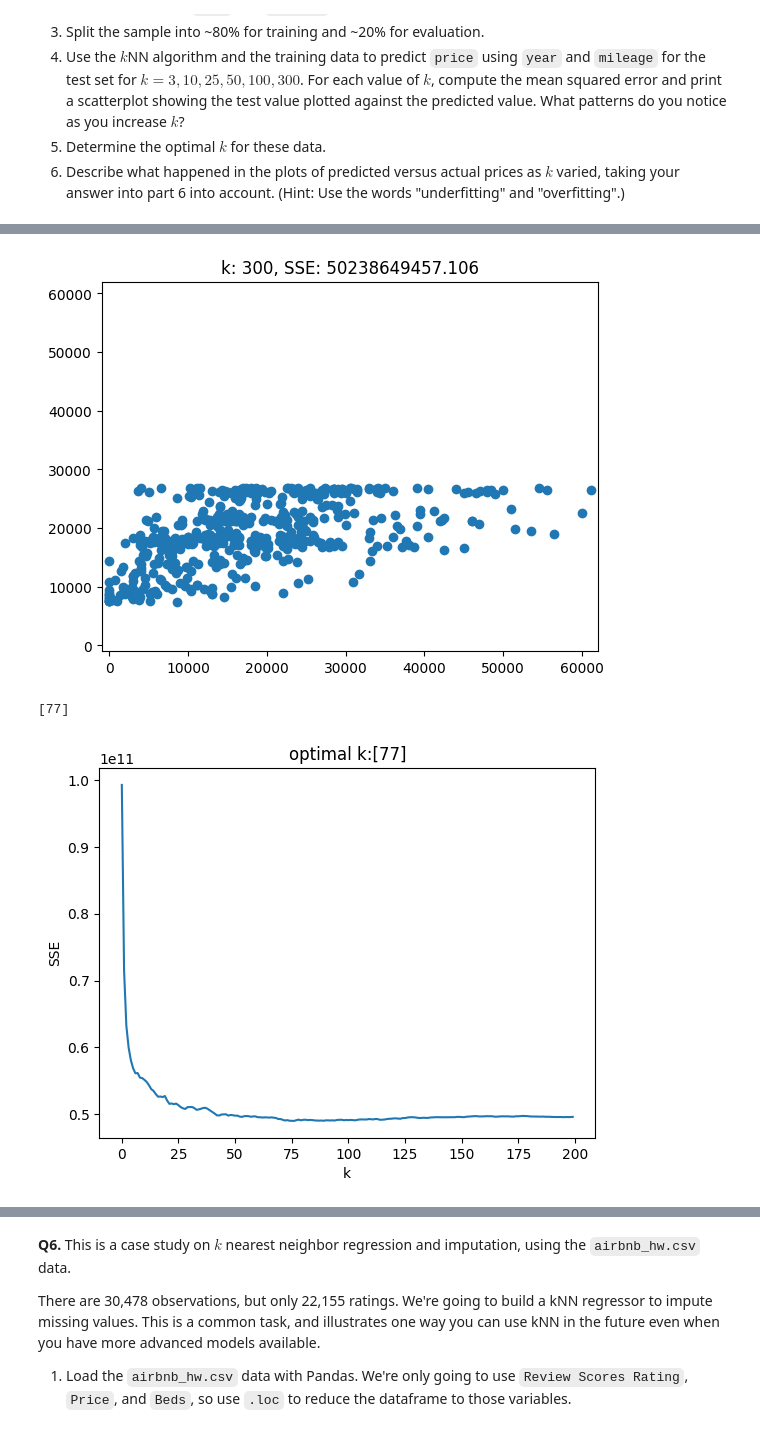
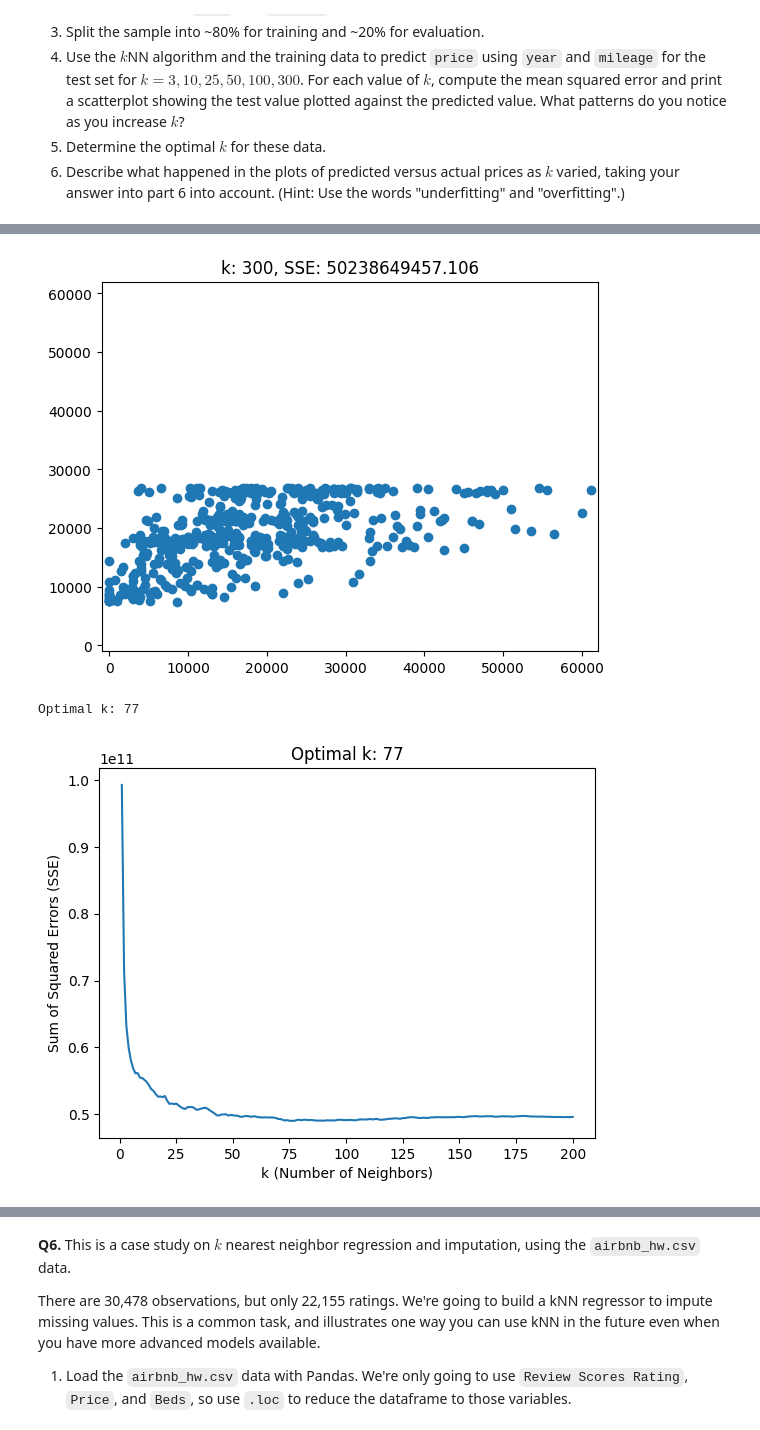
Before and after one commit to chetubarot/knn, a Jupyter notebook: barot_assignment_knn.ipynb, the cells around one changed output, grey strips where cells are left out. Drawn from its saved outputs; the diff is of its cells as text; code cells hidden in the pictures.

```diff
--- a/barot_assignment_knn.ipynb
+++ b/barot_assignment_knn.ipynb
@@ -38,69 +48,74 @@ The target variable `y` is `price` and the features are `year` and `mileage`.
 import numpy as np
 import pandas as pd
 
-df = pd.read_csv('./data/USA_cars_datasets.csv')
-df = df.loc[:,['price','year','mileage'] ]
-print(df.shape)
-print(df.describe())
+df = pd.read_csv('/content/knn/data/USA_cars_datasets.csv')
+df = df[['price', 'year', 'mileage']]
+
+print(f"DataFrame shape: {df.shape}")
+print("Summary statistics:\n", df.describe())
 df.head()
+
 #> There are no `nan`s, since there are 2499 observations of each variable, and 2499 rows in the dataset.
 
 #2. Maxmin normalize `year` and `mileage`.
 
-def maxmin(x):
-    u = (x-min(x))/(max(x)-min(x))
-    return u
+def normalize(series):
+    return (series - series.min()) / (series.max() - series.min())
 
-df['year'] = maxmin(df['year'])
-df['mileage'] = maxmin(df['mileage'])
+df['year'] = normalize(df['year'])
+df['mileage'] = normalize(df['mileage'])
 
 
 #3. Split the sample into ~80% for training and ~20% for evaluation.
 
 from sklearn.model_selection import train_test_split
 y = df['price']
-X = df.drop('price',axis=1)
-X_train, X_test, y_train, y_test = train_test_split(X,y,test_size=.2,random_state=100)
+X = df.drop(columns='price')
+X_train, X_test, y_train, y_test = train_test_split(X, y, test_size=0.2, random_state=100)
+
 
 #4. Use the $k$NN algorithm and the training data to predict `price` using `year` and `mileage` for the test set for $k=3,10,25,50,100,300$. For each value of $k$, compute the mean squared error and print a scatterplot showing the test value plotted against the predicted value. What patterns do you notice as you increase $k$?
 
 from sklearn.neighbors import KNeighborsRegressor
 import matplotlib.pyplot as plt
 
-for k in [3,10,25,50,100,300]:
-    model = KNeighborsRegressor(n_neighbors=k).fit(X_train,y_train)
-    y_hat = model.predict(X_test)
-    SSE = np.sum( (y_test-y_hat)**2 )
-    #
-    plot, axes = plt.subplots()
-    plt.scatter(y_test,y_hat)
-    plt.title('k: '+str(k)+', SSE: '+str(SSE))
-    axes.set_ylim(-1000, 62000)
-    axes.set_xlim(-1000, 62000)
+for k in [3, 10, 25, 50, 100, 300]:
+    model = KNeighborsRegressor(n_neighbors=k)
+    model.fit(X_train, y_train)
+    y_pred = model.predict(X_test)
+    SSE = np.sum((y_test - y_pred) ** 2)
+    fig, ax = plt.subplots()
+    ax.scatter(y_test, y_pred)
+    ax.set_title(f'k: {k}, SSE: {SSE}')
+    ax.set_xlim(-1000, 62000)
+    ax.set_ylim(-1000, 62000)
     plt.show()
+
 #> The range of predicted values flattens, and the variability of predictions onditional on price shrinks.
 
 #5. Determine the optimal $k$ for these data.
 
 k_bar = 200
-k_grid = np.arange(1,k_bar) # The range of k's to consider
+k_range = np.arange(1, k_bar + 1)
 SSE = np.zeros(k_bar)
+for k in range(1, k_bar + 1):
+    model = KNeighborsRegressor(n_neighbors=k)
+    model.fit(X_train, y_train)
+    y_pred = model.predict(X_test)
+    SSE[k - 1] = np.sum((y_test - y_pred) ** 2)
 
-for k in range(k_bar):
-    fitted_model = KNeighborsRegressor(n_neighbors=k+1).fit(X_train,y_train)
-    y_hat = fitted_model.predict(X_test) # Predict values for test set
-    SSE[k] = np.sum( (y_test-y_hat)**2 ) # Save the computed SSE
+SSE_min = np.min(SSE)
+optimal_k_index = np.argmin(SSE)
+optimal_k = k_range[optimal_k_index]
 
-SSE_min = np.min(SSE) # Lowest recorded SSE
-min_index = np.where(SSE==SSE_min) # Find the indices of y that equal the minimum
-k_star = k_grid[min_index] # Find the optimal value of k
-print(k_star)
+print(f"Optimal k: {optimal_k}")
 
-plt.plot(np.arange(0,k_bar),SSE) # Plot SSE by k
-plt.xlabel("k")
-plt.title("optimal k:"+str(k_star))
-plt.ylabel('SSE')
+plt.plot(k_range, SSE)
+plt.xlabel("k (Number of Neighbors)")
+plt.ylabel("Sum of Squared Errors (SSE)")
+plt.title(f"Optimal k: {optimal_k}")
 plt.show()
+
 
 #6. Describe what happened in the plots of predicted versus actual prices as $k$ varied, taking your answer into part 6 into account. (Hint: Use the words "underfitting" and "overfitting".)
 
@@ -113,16 +129,16 @@ plt.show()
 count   2499.000000  2499.000000  2.499000e+03
 mean   18767.671469  2016.714286  5.229869e+04
 std    12116.094936     3.442656  5.970552e+04
 min        0.000000  1973.000000  0.000000e+00
 25%    10200.000000  2016.000000  2.146650e+04
 50%    16900.000000  2018.000000  3.536500e+04
 75%    25555.500000  2019.000000  6.347250e+04
 max    84900.000000  2020.000000  1.017936e+06
 [figure]
 [figure]
 [figure]
 [figure]
 [figure]
 [figure]
-[77]
+Optimal k: 77
-[figure, old version]
+[figure, new version]
```
Also changed, not shown: parts of 13 cells of this notebook.
